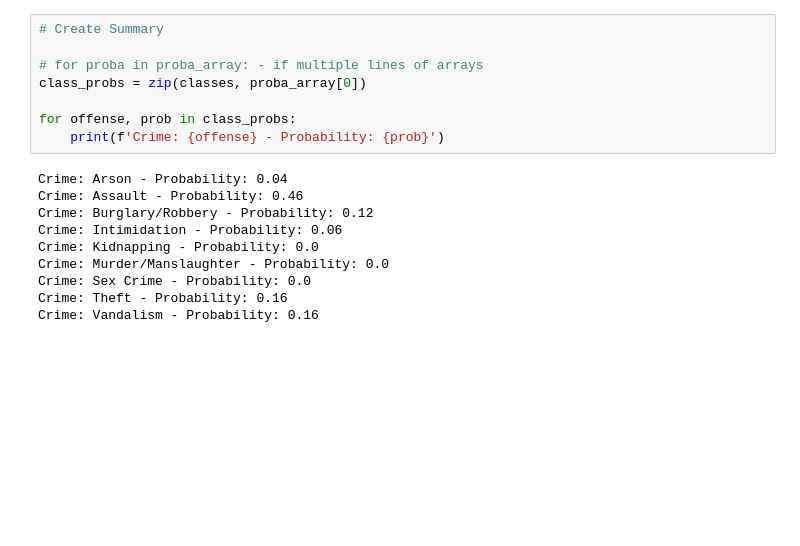
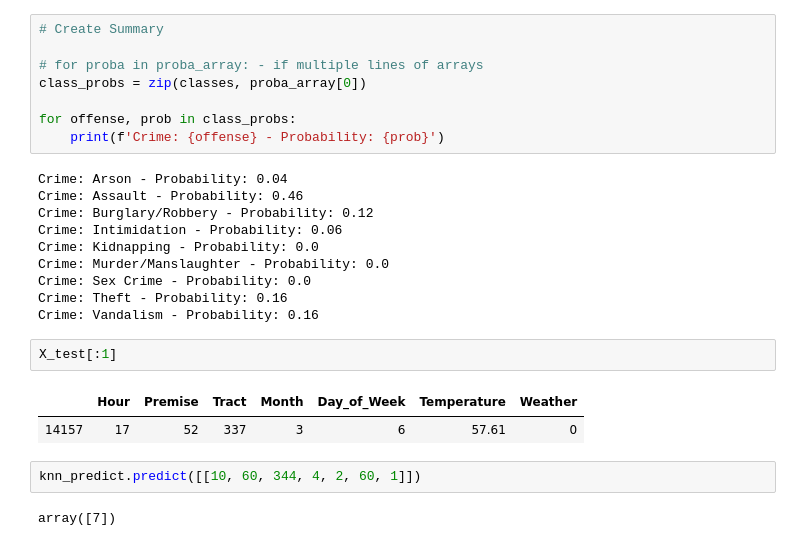
Before and after one commit to florin-vasiliu/Houston-Crime-Analysis, a Jupyter notebook: machine_learning/KNN.ipynb, the cells around one changed output. Drawn from its saved outputs; the diff is of its cells as text; blank space fills up the shorter version.

```diff
--- a/machine_learning/KNN.ipynb
+++ b/machine_learning/KNN.ipynb
@@ -250,3 +249,12 @@ Crime: Murder/Manslaughter - Probability: 0.0
 Crime: Sex Crime - Probability: 0.0
 Crime: Theft - Probability: 0.16
 Crime: Vandalism - Probability: 0.16
+# %%
+X_test[:1]
+# %% [output]
+|  | Hour | Premise | Tract | Month | Day_of_Week | Temperature | Weather |
+| 14157 | 17 | 52 | 337 | 3 | 6 | 57.61 | 0 |
+# %%
+knn_predict.predict([[10, 60, 344, 4, 2, 60, 1]])
+# %% [output]
+array([7])
```
Also changed, not shown: parts of 4 cells of this notebook, 10 other files.
